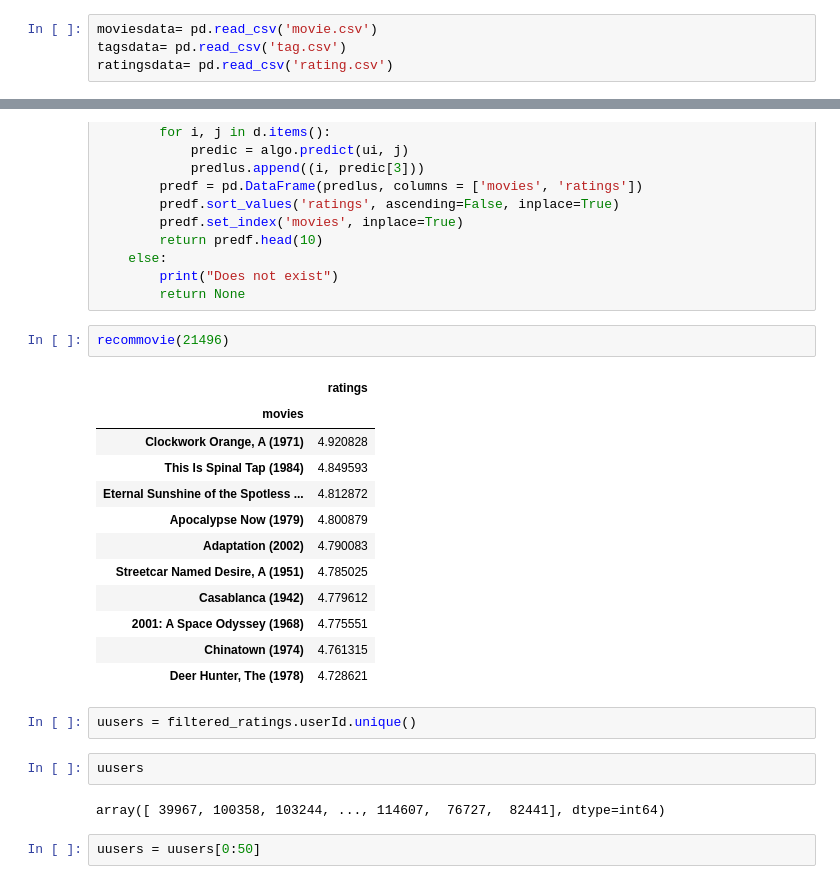
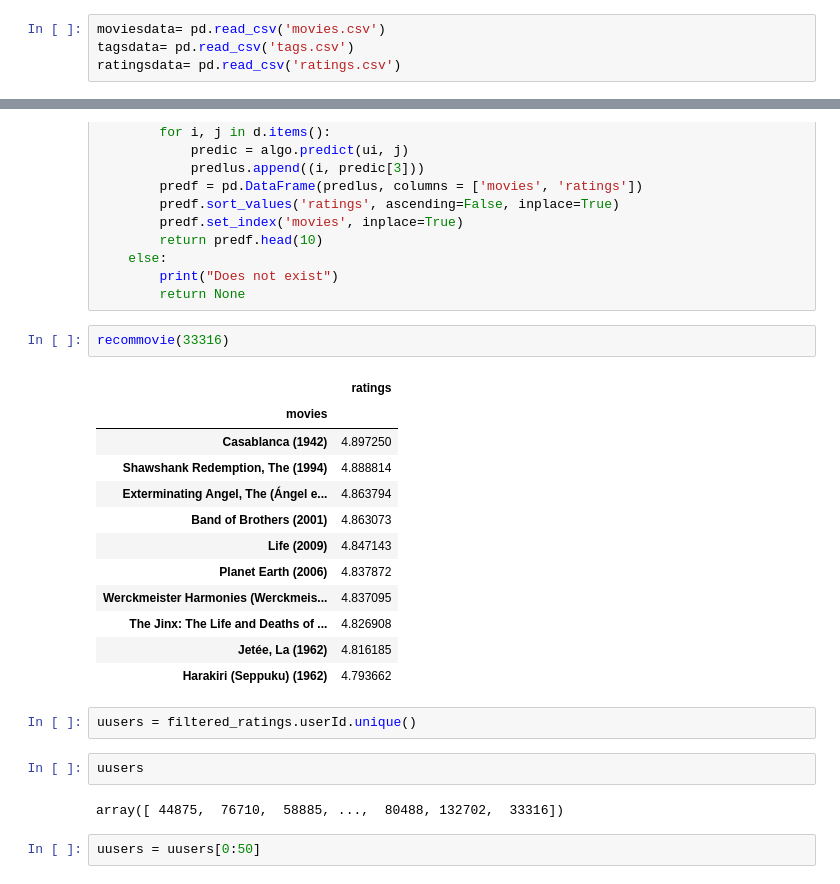
Before and after one commit to chiragvartak/movie-recommender, a Jupyter notebook: Hybrid_Cse_573.ipynb, the cells around one changed output, grey strips where cells are left out. Drawn from its saved outputs; the diff is of its cells as text.

```diff
--- a/Hybrid_Cse_573.ipynb
+++ b/Hybrid_Cse_573.ipynb
@@ -21,9 +21,9 @@ from collections import defaultdict
 #from google.colab import drive
 #drive.mount('/content/drive')
 # %%
-moviesdata= pd.read_csv('movie.csv')
-tagsdata= pd.read_csv('tag.csv')
-ratingsdata= pd.read_csv('rating.csv')
+moviesdata= pd.read_csv('movies.csv')
+tagsdata= pd.read_csv('tags.csv')
+ratingsdata= pd.read_csv('ratings.csv')
 # %%
 
 ratingsdata=ratingsdata.sample(n=5000000)
@@ -313,26 +313,26 @@ def recommovie(ui):
         print("Does not exist")
         return None
 # %%
-recommovie(21496)
+recommovie(33316)
 # %% [output]
 |  | ratings |
 | movies |  |
-| Clockwork Orange, A (1971) | 4.920828 |
-| This Is Spinal Tap (1984) | 4.849593 |
-| Eternal Sunshine of the Spotless ... | 4.812872 |
-| Apocalypse Now (1979) | 4.800879 |
-| Adaptation (2002) | 4.790083 |
-| Streetcar Named Desire, A (1951) | 4.785025 |
-| Casablanca (1942) | 4.779612 |
-| 2001: A Space Odyssey (1968) | 4.775551 |
-| Chinatown (1974) | 4.761315 |
-| Deer Hunter, The (1978) | 4.728621 |
+| Casablanca (1942) | 4.897250 |
+| Shawshank Redemption, The (1994) | 4.888814 |
+| Exterminating Angel, The (Ángel e... | 4.863794 |
+| Band of Brothers (2001) | 4.863073 |
+| Life (2009) | 4.847143 |
+| Planet Earth (2006) | 4.837872 |
+| Werckmeister Harmonies (Werckmeis... | 4.837095 |
+| The Jinx: The Life and Deaths of ... | 4.826908 |
+| Jetée, La (1962) | 4.816185 |
+| Harakiri (Seppuku) (1962) | 4.793662 |
 # %%
 uusers = filtered_ratings.userId.unique()
 # %%
 uusers
 # %% [output]
-array([ 39967, 100358, 103244, ..., 114607,  76727,  82441], dtype=int64)
+array([ 44875,  76710,  58885, ...,  80488, 132702,  33316])
 # %%
 uusers = uusers[0:50]
 # %%
```
Also changed, not shown: parts of 22 cells of this notebook, 4 other files.
